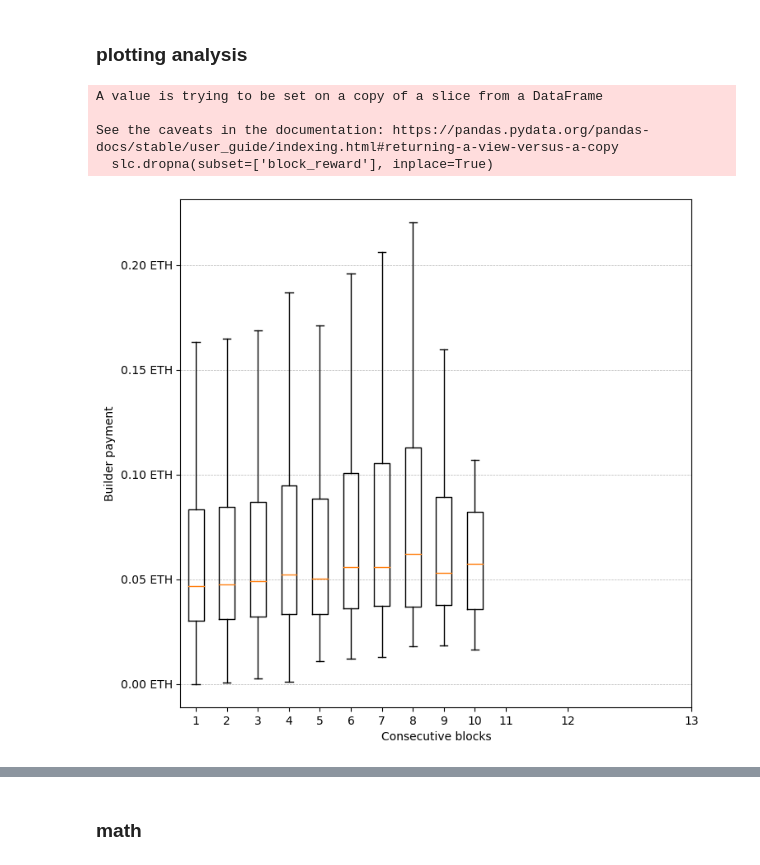
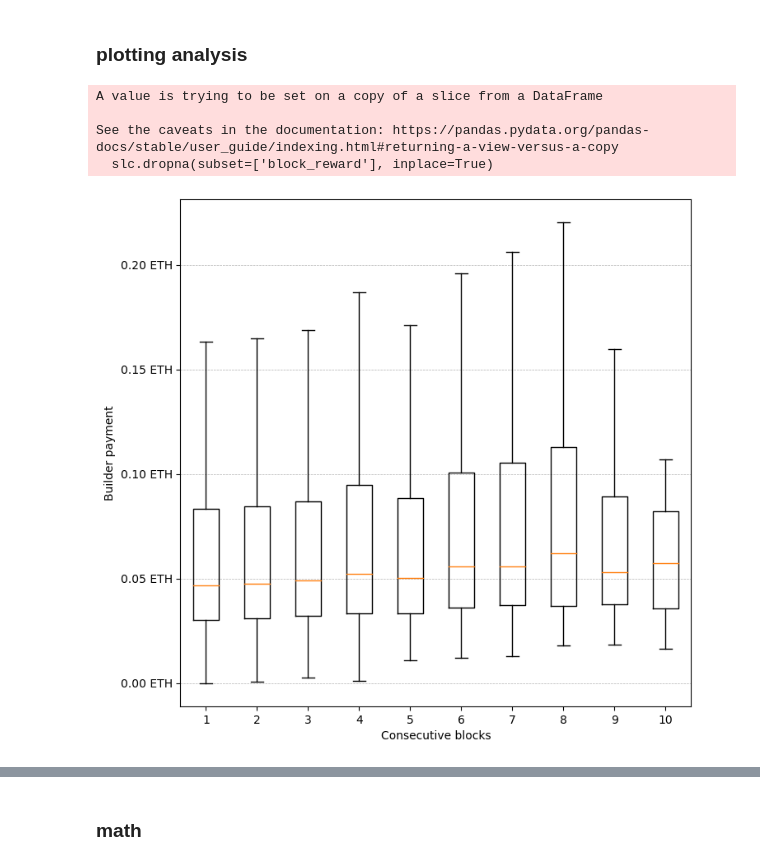
Before and after one commit to vivowa/mmev, a Jupyter notebook: lightblocks_testrun.ipynb, the cells around one changed output, grey strips where cells are left out. Cells and saved outputs as stored; diff of their text form; code cells hidden in the pictures.

```diff
--- a/lightblocks_testrun.ipynb
+++ b/lightblocks_testrun.ipynb
@@ -251,34 +228,36 @@ ToDo add percentage; trend line; rate of increase..
 # %% [markdown]
 ### plotting analysis
 # %%
-temp = df['count'].unique()
-temp.sort()
+
 
 slc = df[df['count'] <= 10]
 slc.dropna(subset=['block_reward'], inplace=True)
+
+temp = slc['count'].unique()
+temp.sort()
 
 data = []
 for x in temp:
     data.append(list(slc[slc['count']==x]['block_reward']))
 
 fig, ax = plt.subplots(figsize =(8, 8))
 
 ax.boxplot(data, showfliers=False)
 ax.grid(axis='y', linestyle='--', linewidth=.5)
 
 ax.set_ylabel('Builder payment')
 ax.set_xlabel('Consecutive blocks')
 
 vals = ax.get_yticks()
 ax.set_yticklabels(['{:,.2f}'.format(x)+' ETH' for x in vals])
 
 plt.xticks(temp)
 
 plt.savefig(f'figures/payment_pubkey.png')
 plt.show()
 # %% [output]
 A value is trying to be set on a copy of a slice from a DataFrame
 
 See the caveats in the documentation: https://pandas.pydata.org/pandas-docs/stable/user_guide/indexing.html#returning-a-view-versus-a-copy
   slc.dropna(subset=['block_reward'], inplace=True)
-[figure, old version]
+[figure, new version]
```
Also changed, not shown: parts of 14 cells of this notebook, 2 other files.
